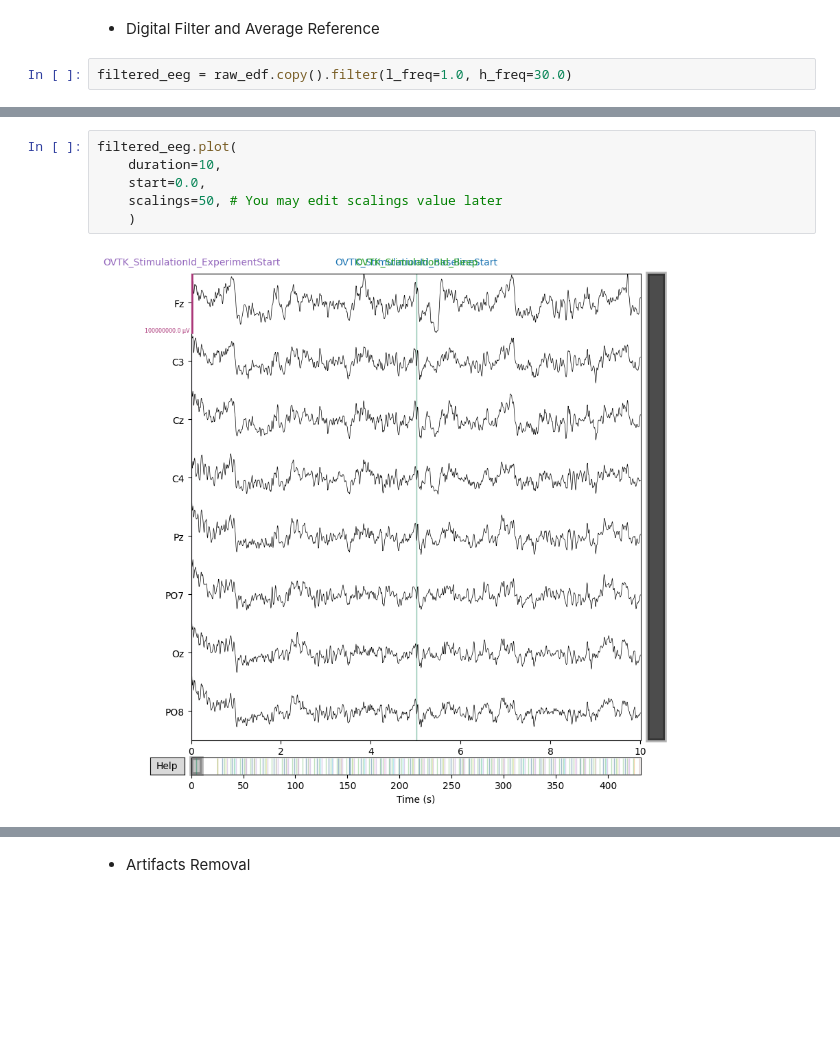
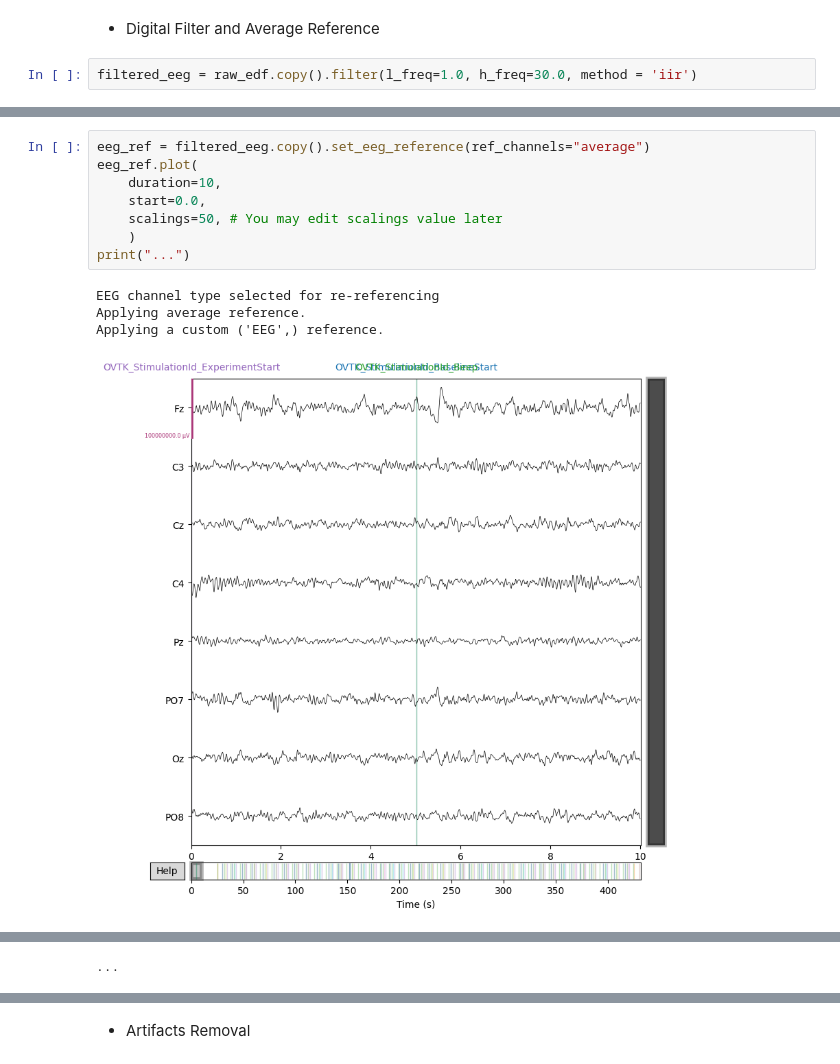
Before and after one commit to pipogood/Senior_Thesis, a Jupyter notebook: Data_preprocessing.ipynb, the cells around one changed output, grey strips where cells are left out. Cells and saved outputs as stored; diff of their text form; blank space fills up the shorter version.

```diff
--- a/Data_preprocessing.ipynb
+++ b/Data_preprocessing.ipynb
@@ -28,7 +32,7 @@ raw_edf.plot(
 # %% [markdown]
 - Digital Filter and Average Reference
 # %%
-filtered_eeg = raw_edf.copy().filter(l_freq=1.0, h_freq=30.0)
+filtered_eeg = raw_edf.copy().filter(l_freq=1.0, h_freq=30.0, method = 'iir')
 # %% [output]
 Filtering raw data in 1 contiguous segment
 Setting up band-pass filter from 1 - 30 Hz
@@ -52,8 +45,13 @@ Designing a one-pass, zero-phase, non-causal bandpass filter:
 # %%
-filtered_eeg.plot(
+eeg_ref = filtered_eeg.copy().set_eeg_reference(ref_channels="average")
+eeg_ref.plot(
     duration=10,
     start=0.0,
     scalings=50, # You may edit scalings value later
     )
+print("...")
 # %% [output]
+EEG channel type selected for re-referencing
+Applying average reference.
+Applying a custom ('EEG',) reference.
-[figure, old version]
+[figure, new version]
@@ -60,0 +58 @@ filtered_eeg.plot(
+...
```
Also changed, not shown: parts of 11 cells of this notebook, 2 other files.
